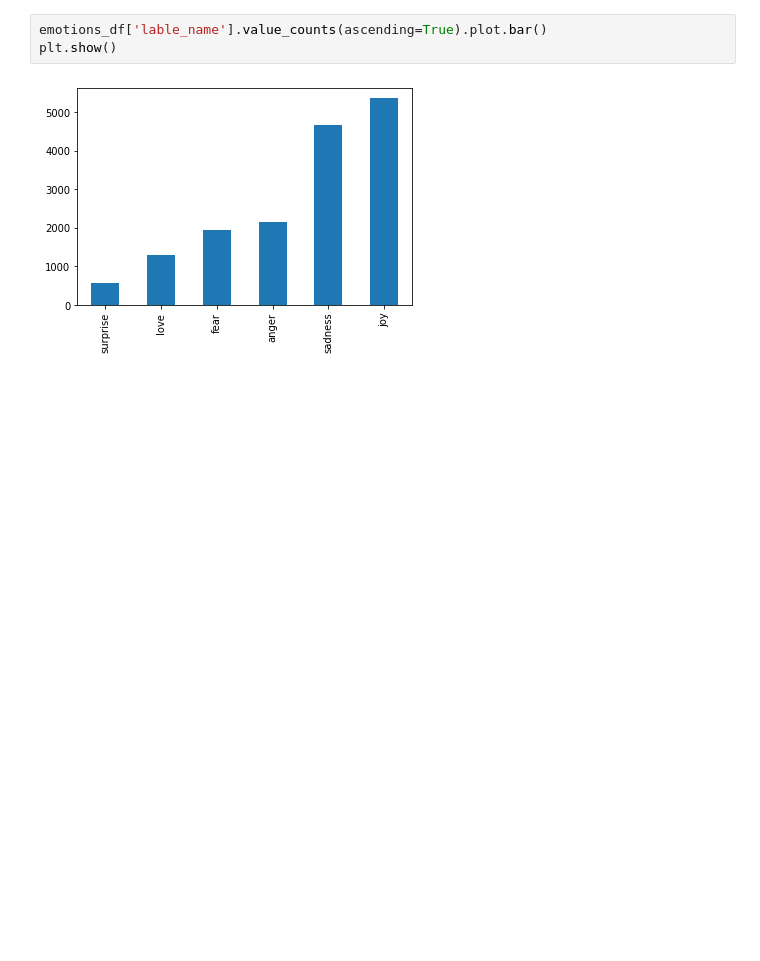
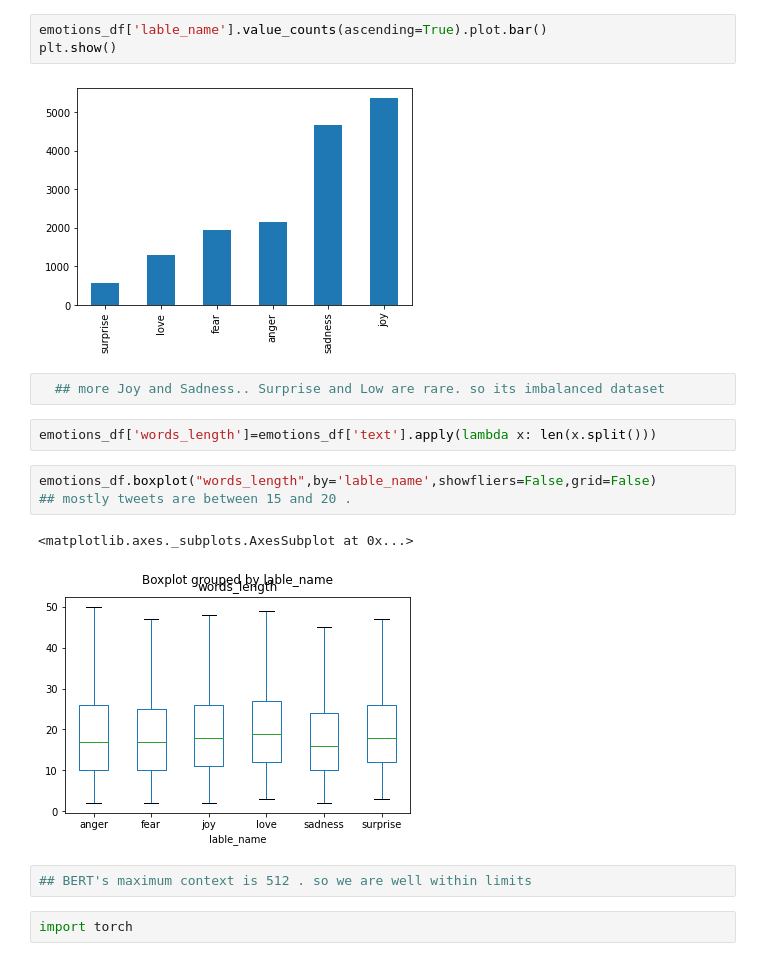
Before and after one commit to takenev59/Hugging_face, a Jupyter notebook: Hugging_face_transformers_part1.ipynb, the cells around one changed output. Drawn from its saved outputs; the diff is of its cells as text; blank space fills up the shorter version.

```diff
--- a/Hugging_face_transformers_part1.ipynb
+++ b/Hugging_face_transformers_part1.ipynb
@@ -179,3 +179,17 @@ emotions_df['lable_name'].value_counts(ascending=True).plot.bar()
 plt.show()
 # %% [output]
 [figure]
+# %%
+  ## more Joy and Sadness.. Surprise and Low are rare. so its imbalanced dataset
+# %%
+emotions_df['words_length']=emotions_df['text'].apply(lambda x: len(x.split()))
+# %%
+emotions_df.boxplot("words_length",by='lable_name',showfliers=False,grid=False)
+## mostly tweets are between 15 and 20 .
+# %% [output]
+<matplotlib.axes._subplots.AxesSubplot at 0x...>
+[figure, added]
+# %%
+## BERT's maximum context is 512 . so we are well within limits
+# %%
+import torch
```
